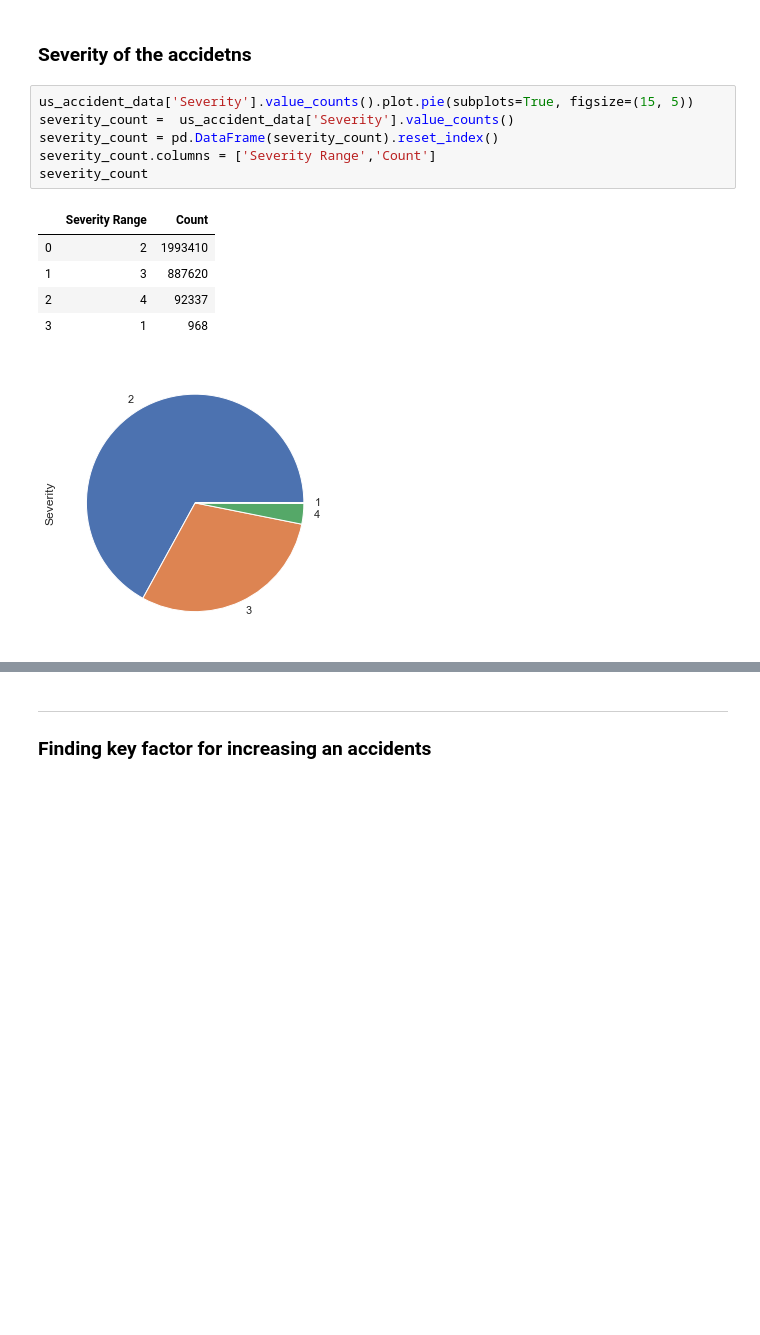
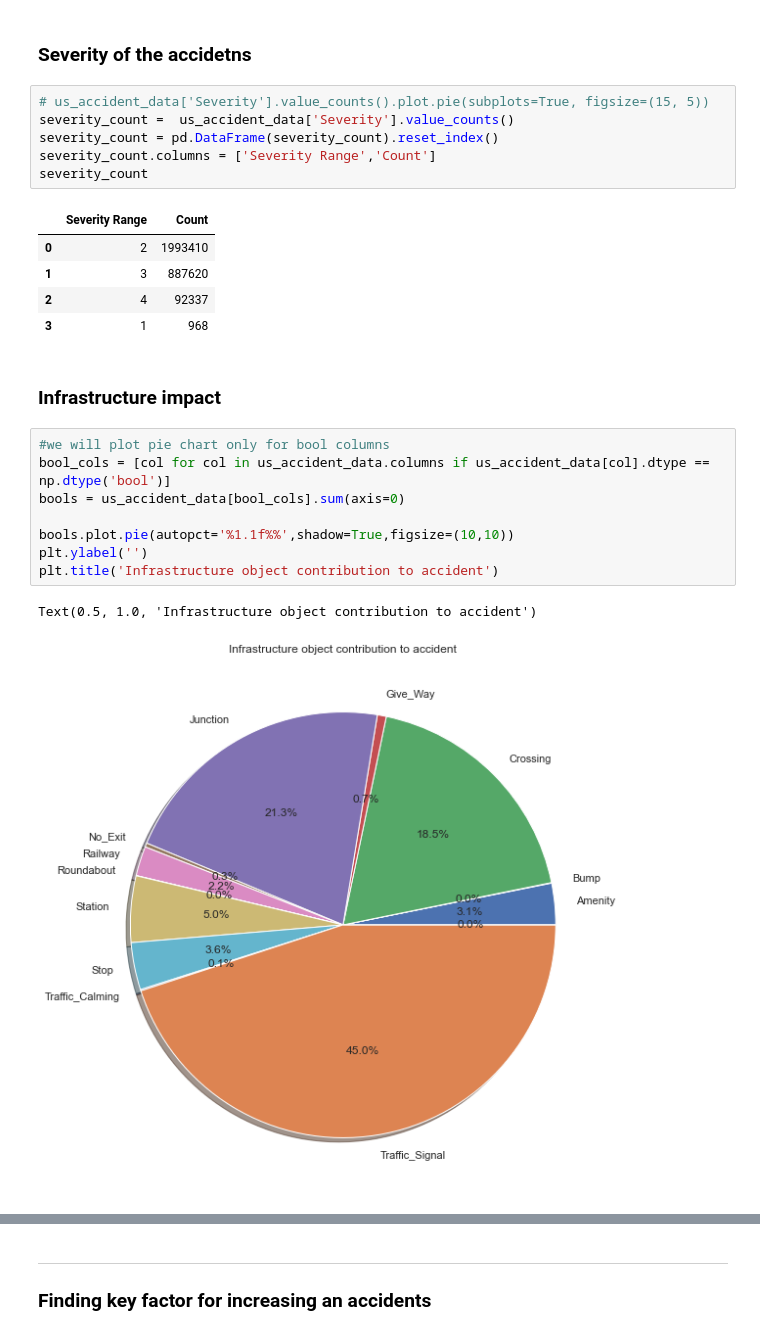
Before and after one commit to kulgauri1412/CS696-US-Accidents-Data, a Jupyter notebook: CS696 Project US Accidents.ipynb, the cells around one changed output, grey strips where cells are left out. Cells and saved outputs as stored; diff of their text form; blank space fills up the shorter version.

```diff
--- a/CS696 Project US Accidents.ipynb
+++ b/CS696 Project US Accidents.ipynb
@@ -68,7 +79,7 @@ ax = sns.barplot(x="State", y="Accident Count", data=state_by_accidnets)
 # %% [markdown]
 ### Severity of the accidetns
 # %%
-us_accident_data['Severity'].value_counts().plot.pie(subplots=True, figsize=(15, 5))
+# us_accident_data['Severity'].value_counts().plot.pie(subplots=True, figsize=(15, 5))
 severity_count =  us_accident_data['Severity'].value_counts()
 severity_count = pd.DataFrame(severity_count).reset_index()
 severity_count.columns = ['Severity Range','Count']
@@ -79,4 +90,16 @@ severity_count
 | 1 | 3 | 887620 |
 | 2 | 4 | 92337 |
 | 3 | 1 | 968 |
-[figure, removed]
+# %% [markdown]
+### Infrastructure impact
+# %%
+#we will plot pie chart only for bool columns
+bool_cols = [col for col in us_accident_data.columns if us_accident_data[col].dtype == np.dtype('bool')]
+bools = us_accident_data[bool_cols].sum(axis=0)
+
+bools.plot.pie(autopct='%1.1f%%',shadow=True,figsize=(10,10))
+plt.ylabel('')
+plt.title('Infrastructure object contribution to accident')
+# %% [output]
+Text(0.5, 1.0, 'Infrastructure object contribution to accident')
+[figure, added]
```
Also changed, not shown: parts of 21 cells of this notebook.
